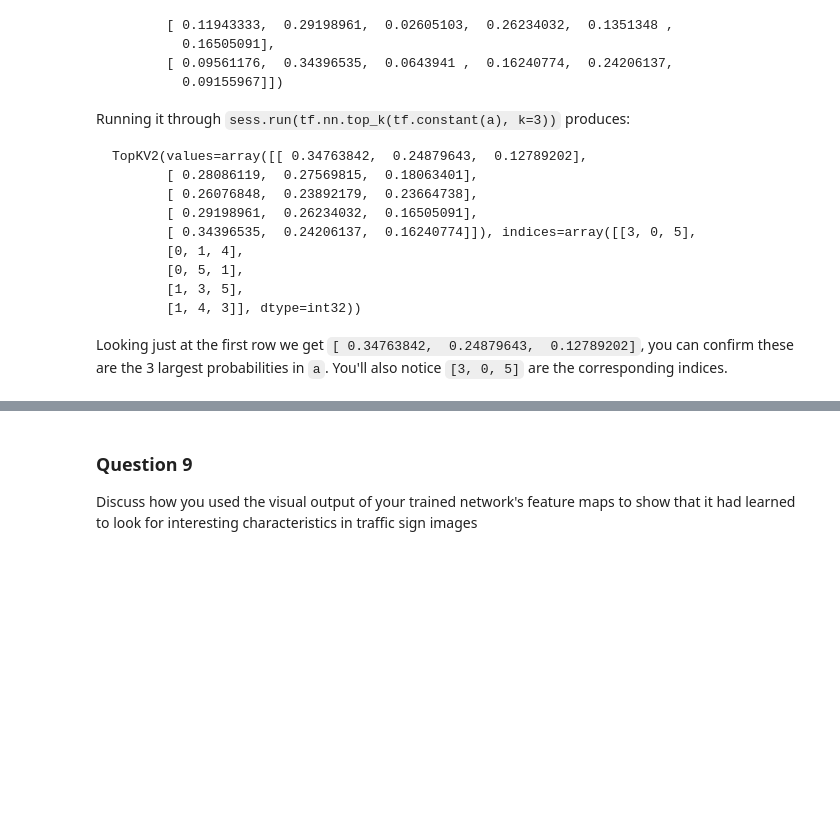
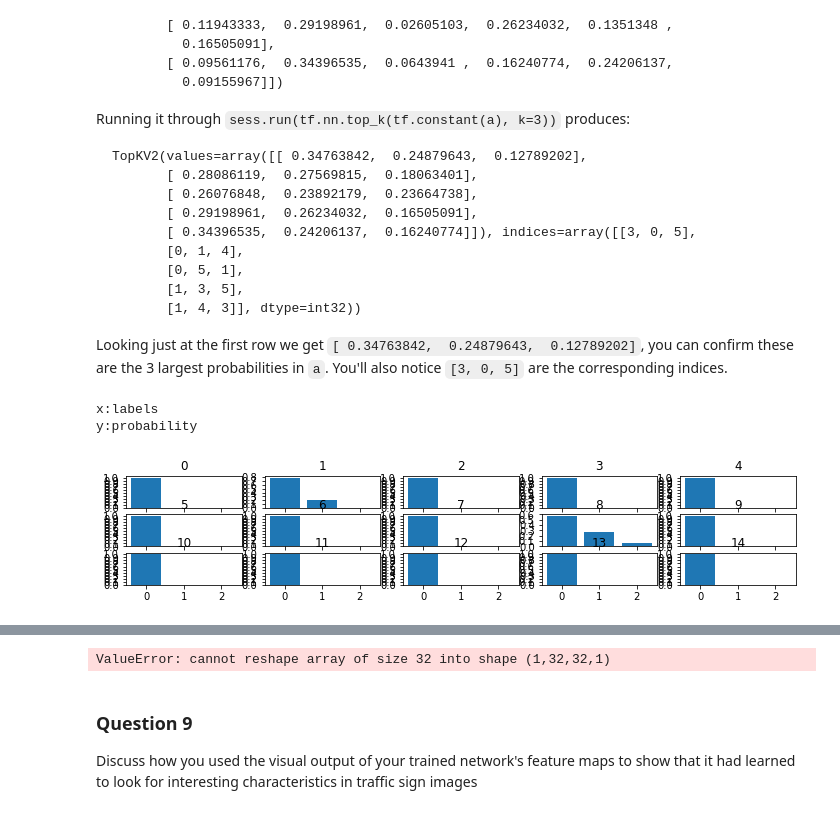
Before and after one commit to illb/CarND-Traffic-Sign-Classifier-Project, a Jupyter notebook: Traffic_Sign_Classifier.ipynb, the cells around one changed output, grey strips where cells are left out. Saved outputs shown, nothing was run; the diff lists cells and outputs as text; code cells hidden in the pictures; blank space fills up the shorter version.

```diff
--- a/Traffic_Sign_Classifier.ipynb
+++ b/Traffic_Sign_Classifier.ipynb
@@ -223,7 +254,7 @@ sets imply underfitting. A high accuracy on the training set but low accuracy on
 ### Feel free to use as many code cells as needed.
 
 EPOCHS = 10
-BATCH_SIZE = 128
+BATCH_SIZE = 256
 
 tf.reset_default_graph()
 
@@ -237,6 +268,10 @@ cross_entropy = tf.nn.softmax_cross_entropy_with_logits(logits=logits, labels=on
 loss_operation = tf.reduce_mean(cross_entropy)
 optimizer = tf.train.AdamOptimizer(learning_rate = rate)
 training_operation = optimizer.minimize(loss_operation)
+
+correct_prediction = tf.equal(tf.argmax(logits, 1), tf.argmax(one_hot_y, 1))
+accuracy_operation = tf.reduce_mean(tf.cast(correct_prediction, tf.float32))
+saver = tf.train.Saver()
 
 def evaluate(X_data, y_data):
     num_examples = len(X_data)
@@ -269,5 +304,12 @@ with tf.Session() as sess:
 
     saver.save(sess, './lenet')
     print("Model saved")
+
+
+with tf.Session() as sess:
+    saver.restore(sess, tf.train.latest_checkpoint('.'))
+
+    test_accuracy = evaluate(X_test_preprocessed, y_test)
+    print("Test Accuracy = {:.3f}".format(test_accuracy))
 # %% [output]
 Training...
@@ -296,14 +399,9 @@ You may find `signnames.csv` useful as it contains mappings from the class id (i
 # %%
 ### Calculate the accuracy for these 5 new images.
 ### For example, if the model predicted 1 out of 5 signs correctly, it's 20% accurate on these new images.
-
-correct_prediction = tf.equal(tf.argmax(logits, 1), tf.argmax(one_hot_y, 1))
-accuracy_operation = tf.reduce_mean(tf.cast(correct_prediction, tf.float32))
-saver = tf.train.Saver()
-
 with tf.Session() as sess:
     saver.restore(sess, tf.train.latest_checkpoint('.'))
 
-    test_accuracy = evaluate(X_test, y_test)
-    print("Test Accuracy = {:.3f}".format(test_accuracy))
+    new_image_accuracy = evaluate(new_images_preprocessed, new_labels)
+    print("New Image Accuracy = {:.3f}".format(new_image_accuracy))
 # %% [output]
@@ -354,3 +449,27 @@ Looking just at the first row we get `[ 0.34763842,  0.24879643,  0.12789202]`,
+# %%
+### Print out the top five softmax probabilities for the predictions on the German traffic sign images found on the web.
+### Feel free to use as many code cells as needed.
+with tf.Session() as sess:
+    saver.restore(sess, tf.train.latest_checkpoint('.'))
+    probabilities = sess.run(tf.nn.top_k(tf.nn.softmax(logits), k=3), feed_dict={x: new_images_preprocessed})
+
+    print("x:labels")
+    print("y:probability")
+
+    n_col = 5
+    fig, ax_2d = plt.subplots(3, n_col, figsize=(12, 2))
+    ax_flat = ax_2d.flatten()
+    for i in range(0, 3 * n_col):
+        p = probabilities.values[i]
+        ax = ax_flat[i]
+        ax.set_xticks(np.arange(3))
+        ax.set_yticks(np.arange(0, 1.1, .1))
+        ax.bar(np.arange(3), p)
+        ax.set_title(i)
+# %% [output]
+x:labels
+y:probability
+[figure, added]
 # %% [markdown]
 ---
 
@@ -399,6 +518,16 @@ def outputFeatureMap(image_input, tf_activation, activation_min=-1, activation_m
             plt.imshow(activation[0,:,:, featuremap], interpolation="nearest", vmin=activation_min, cmap="gray")
         else:
             plt.imshow(activation[0,:,:, featuremap], interpolation="nearest", cmap="gray")
+
+
+with tf.Session() as sess:
+    saver.restore(sess, tf.train.latest_checkpoint('.'))
+    conv_layer_2 = sess.graph.get_tensor_by_name('Relu:0')
+    image = X_train_preprocessed[0][0].reshape(1,32,32,1)
+    outputFeatureMap(image, conv_layer_2, activation_min=-1, activation_max=-1, plt_num=1)
+    plt.show()
+# %% [output]
+ValueError: cannot reshape array of size 32 into shape (1,32,32,1)
 # %% [markdown]
 ### Question 9
 
```
Also changed, not shown: parts of 9 cells of this notebook, 20 other files.
